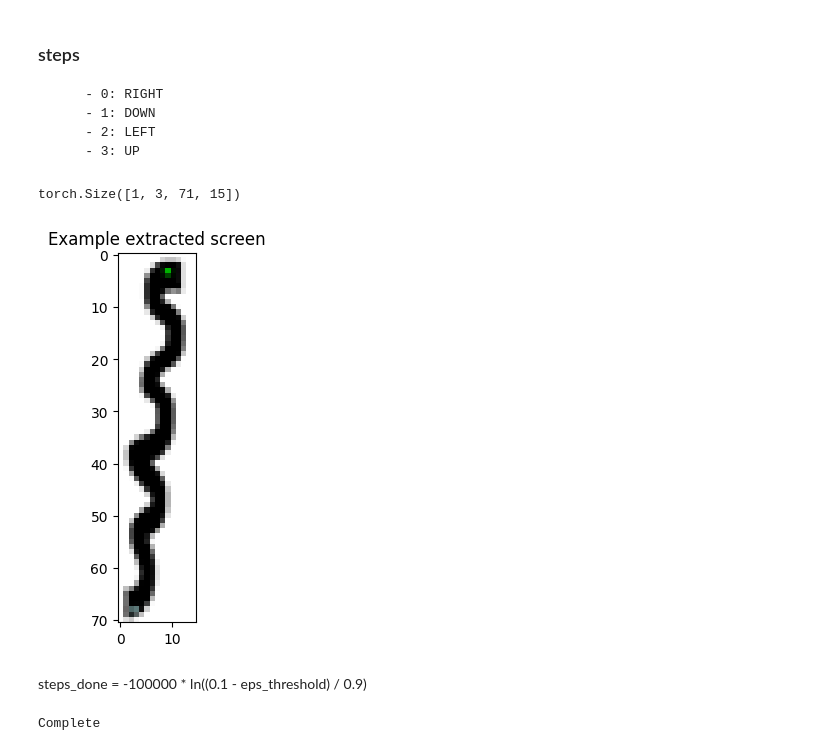
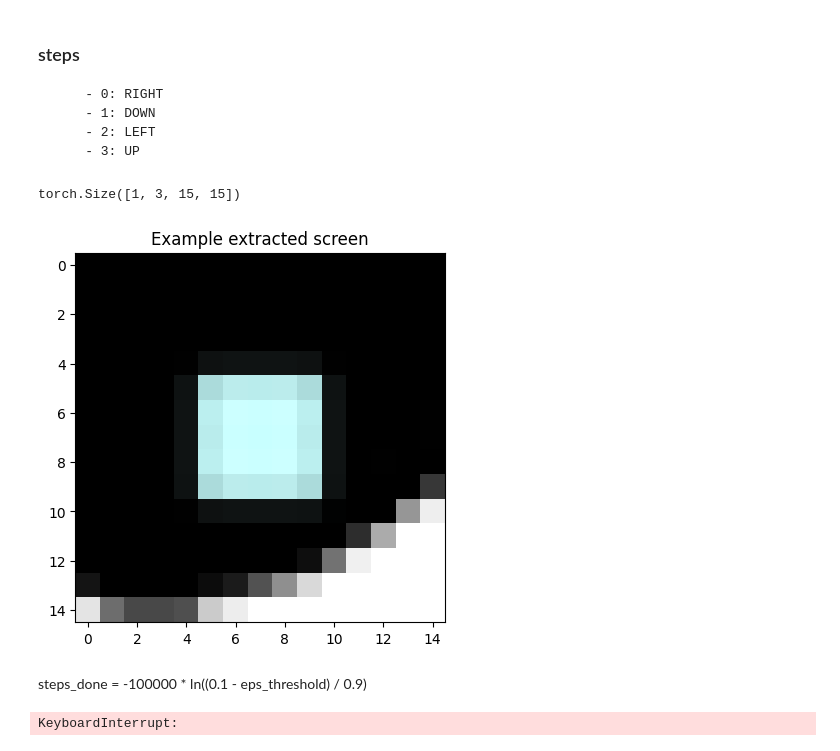
Before and after one commit to xdv6/MastersThesis, a Jupyter notebook: eigen_environm/gym-examples/train_gridpath.ipynb, the cells around one changed output. Cells and saved outputs as stored; diff of their text form; code cells hidden in the pictures.

```diff
--- a/eigen_environm/gym-examples/train_gridpath.ipynb
+++ b/eigen_environm/gym-examples/train_gridpath.ipynb
@@ -83,42 +85,42 @@ env.reset()
 def get_screen():
     screen = env.render().transpose((2, 0, 1))  # transpose into torch order (CHW)
     _, screen_height, screen_width = screen.shape
 
     # full screen
-    screen = screen[:,:, 520:730]
+    # screen = screen[:,:, 520:730]
 
     # area around agent
     # coordinaat van linkerbovenhoek rechthoek
-    # x_pixel_coo_agent = env._agent_location[0] * env.pix_square_size
-    # y_pixel_coo_agent = env._agent_location[1] * env.pix_square_size
+    x_pixel_coo_agent = env._agent_location[0] * env.pix_square_size
+    y_pixel_coo_agent = env._agent_location[1] * env.pix_square_size
 
-    # x_coo_right_up = x_pixel_coo_agent + 2 * env.pix_square_size
-    # x_coo_right_down = x_pixel_coo_agent - env.pix_square_size
+    x_coo_right_up = x_pixel_coo_agent + 2 * env.pix_square_size
+    x_coo_right_down = x_pixel_coo_agent - env.pix_square_size
 
-    # y_coo_left_down = y_pixel_coo_agent + 2 * env.pix_square_size
-    # y_coo_left_up = y_pixel_coo_agent - env.pix_square_size
+    y_coo_left_down = y_pixel_coo_agent + 2 * env.pix_square_size
+    y_coo_left_up = y_pixel_coo_agent - env.pix_square_size
 
-    # # left handed coordinate system
-    # screen = screen[:,y_coo_left_up:y_coo_left_down, x_coo_right_down:x_coo_right_up]
+    # left handed coordinate system
+    screen = screen[:,y_coo_left_up:y_coo_left_down, x_coo_right_down:x_coo_right_up]
 
 
 
     # Convert to float, rescare, convert to torch tensor (this doesn't require a copy)
     screen = np.ascontiguousarray(screen, dtype=np.float32) / 255
     screen = torch.from_numpy(screen)
     # Resize, and add a batch dimension (BCHW)
     return resize(screen).unsqueeze(0).to(device)
 
 
 plt.figure()
 example_screen = get_screen()
 print(example_screen.shape)
 # print(f"shape of screen: {screen.example_screen}")
 plt.imshow(example_screen.cpu().squeeze(0).permute(1, 2, 0).numpy(),
            interpolation='none')
 plt.title('Example extracted screen')
 plt.show()
 # %% [output]
-torch.Size([1, 3, 71, 15])
+torch.Size([1, 3, 15, 15])
-[figure, old version]
+[figure, new version]
 # %%
@@ -351,8 +353,8 @@ _, _, screen_height, screen_width = init_screen.shape
 n_actions = env.action_space.n
 
 # policy_net = torch.load('./model/gridpath_andere_afmeting_kleinere_rb.pkl')
-policy_net = DQN(screen_height, screen_width, n_actions).to(device)
-target_net = DQN(screen_height, screen_width, n_actions).to(device)
+policy_net = DQN(screen_height, screen_width, n_actions, device, 4, 1).to(device)
+target_net = DQN(screen_height, screen_width, n_actions, device, 4, 1).to(device)
 wandb.watch(target_net)
 
 target_net.load_state_dict(policy_net.state_dict())
@@ -361,5 +363,5 @@ target_net.eval()
 # 20 iteraties
 trainIters(memory, policy_net, win_count, n_iters=config.get('EPISODES'))
 # %% [output]
-Complete
+KeyboardInterrupt:
 # %%
```
Also changed, not shown: parts of 8 cells of this notebook, 6 other files.
